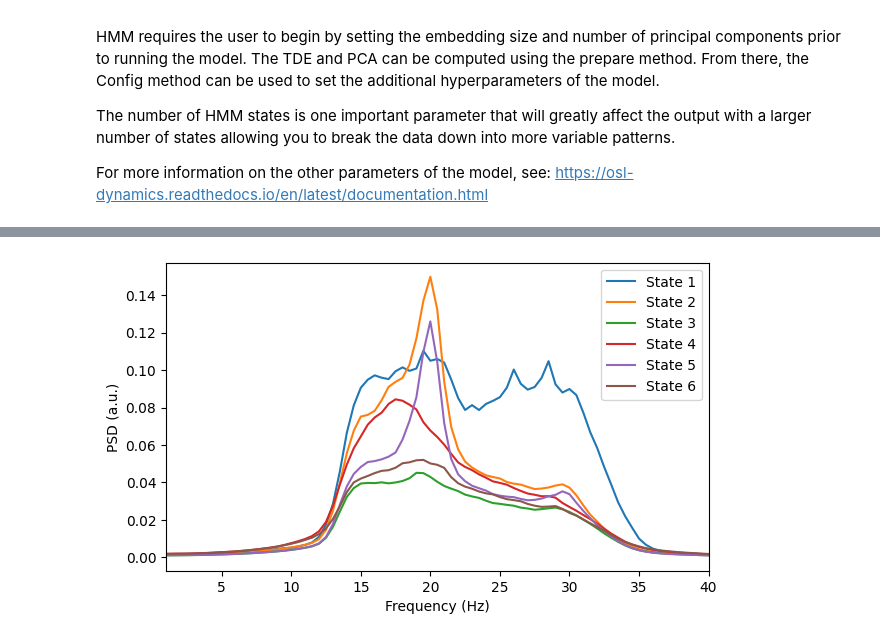
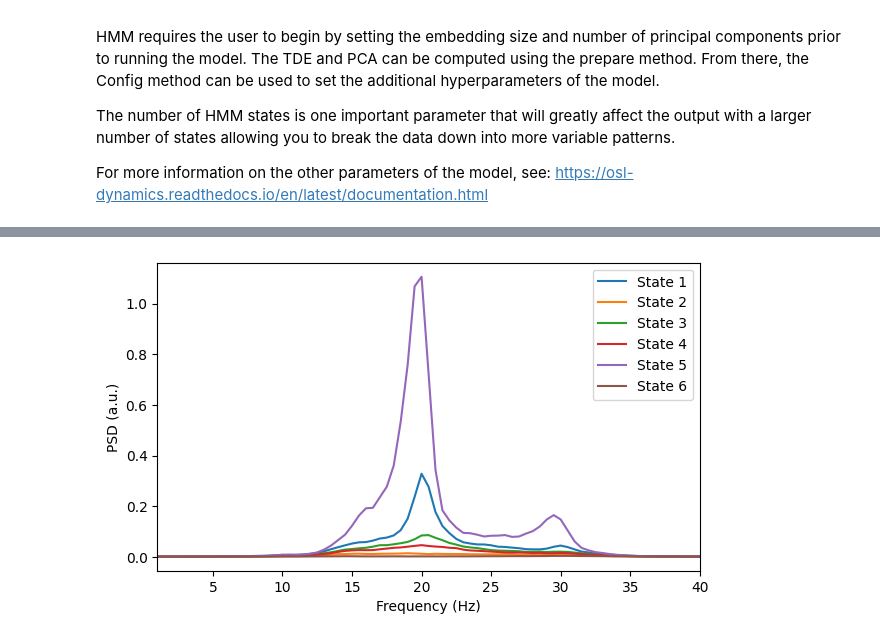
Before and after one commit to lindseypower/BurstDetection_Tutorials, a Jupyter notebook: Tutorials/HMM.ipynb, the cells around one changed output, grey strips where cells are left out. Cells and saved outputs as stored; diff of their text form; code cells hidden in the pictures.

```diff
--- a/Tutorials/HMM.ipynb
+++ b/Tutorials/HMM.ipynb
@@ -41,0 +22,11 @@ len_sequence = 200
+# %%
+#  Read in one-dimensional time series (preprocessed)
+file_name = 'sub-0002_SomMotA_4_R.mat'
+scout_mean_timecourses = io.loadmat(file_name)
+data = np.squeeze(scout_mean_timecourses['Value'])
+data = data.reshape((1,len(data)))
+
+Fs = 250
+times = np.arange(0,data.shape[0])/Fs
+
+print(data.shape, times.shape)
@@ -42,9 +35,4 @@ len_sequence = 200
 # %%
-# Read in Schaefer time series data
-scout_mean_timecourses = io.loadmat(data_dir)
-schaefer_data = np.squeeze(scout_mean_timecourses['Value'])
-print(schaefer_data.shape)
-
-# Filter to 15-30 Hz for beta-targetted analysis
-schaefer_data = mne.filter.filter_data(schaefer_data, Fs, l_freq=15, h_freq=30)
+# Filter to 15-30 Hz for beta-targeted analysis
+schaefer_data = mne.filter.filter_data(data, Fs, l_freq=15, h_freq=30)
 # %% [output]
@@ -106,8 +94,8 @@ Data
 # Setting hyperparameters of model
 config = Config(
     n_states=6,
-    n_channels=data.n_channels,
-    sequence_length=len_sequence,
+    n_channels=1,
+    sequence_length=200,
     learn_means=False,
     learn_covariances=True,
     batch_size=16,
@@ -219,6 +176,6 @@ Data
 # %%
 # trim data to match tde data
-trimmed_data = og_data.trim_time_series(n_embeddings=15, sequence_length=len_sequence)
+trimmed_data = og_data.trim_time_series(n_embeddings=15, sequence_length=200)
 
 # make sure 1st dimension matches => trimmed data is correct length
 print(alpha.shape, trimmed_data.shape)
@@ -242,15 +199,13 @@ f, psd, coh, w = spectral.welch_spectra(
 # %%
 # Plot PSDs
-av_psd = np.mean(psd, axis=1) # average PSD over channels
-
-n_states = av_psd.shape[0]
+n_states = psd.shape[0]
 fig, ax = plotting.plot_line(
     [f] * n_states,
-    av_psd,
+    psd,
     labels=[f"State {i}" for i in range(1, n_states + 1)],
     x_label="Frequency (Hz)",
     y_label="PSD (a.u.)",
     x_range=[1, 40]
 )
 # %% [output]
-[figure, old version]
+[figure, new version]
```
Also changed, not shown: parts of 20 cells of this notebook, 6 other files.
